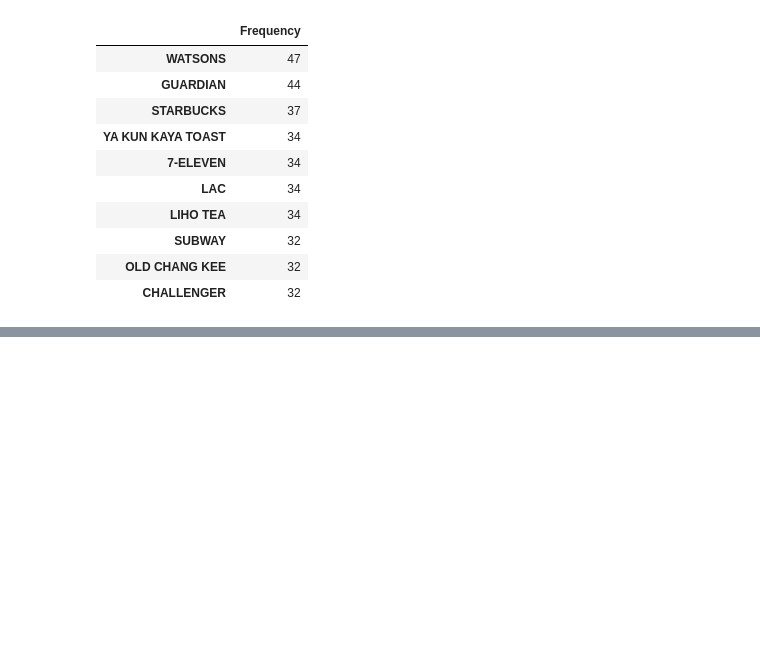
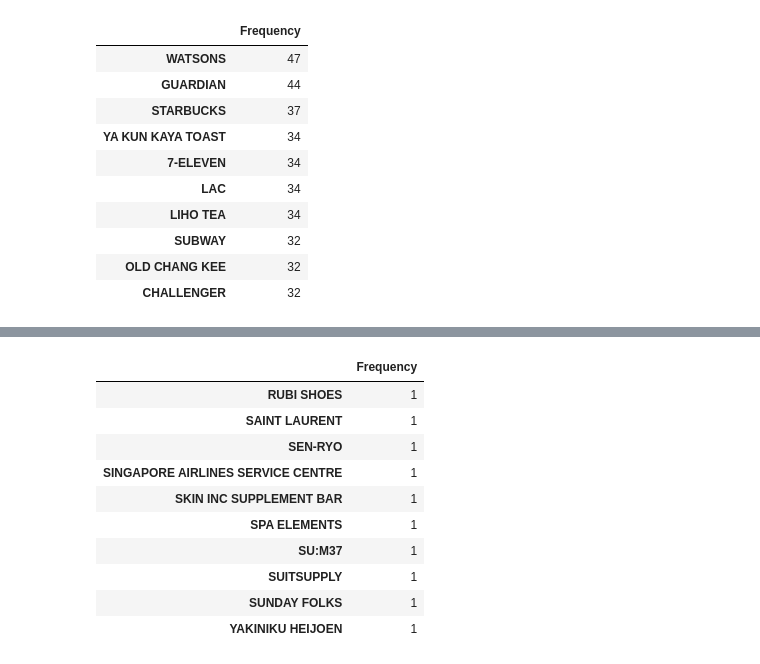
Before and after one commit to dlaiu/generic-malls-singapore, a Jupyter notebook: analysis.ipynb, the cells around one changed output, grey strips where cells are left out. Drawn from its saved outputs; the diff is of its cells as text; code cells hidden in the pictures; blank space fills up the shorter version.

```diff
--- a/analysis.ipynb
+++ b/analysis.ipynb
@@ -286,0 +308,14 @@ df_shop_frequencies_sorted.head(10)
+# %%
+df_shop_frequencies_sorted.tail(10)
+# %% [output]
+|  | Frequency |
+| RUBI SHOES | 1 |
+| SAINT LAURENT | 1 |
+| SEN-RYO | 1 |
+| SINGAPORE AIRLINES SERVICE CENTRE | 1 |
+| SKIN INC SUPPLEMENT BAR | 1 |
+| SPA ELEMENTS | 1 |
+| SU:M37 | 1 |
+| SUITSUPPLY | 1 |
+| SUNDAY FOLKS | 1 |
+| YAKINIKU HEIJOEN | 1 |
```
Also changed, not shown: parts of 4 cells of this notebook, 1 other file.
